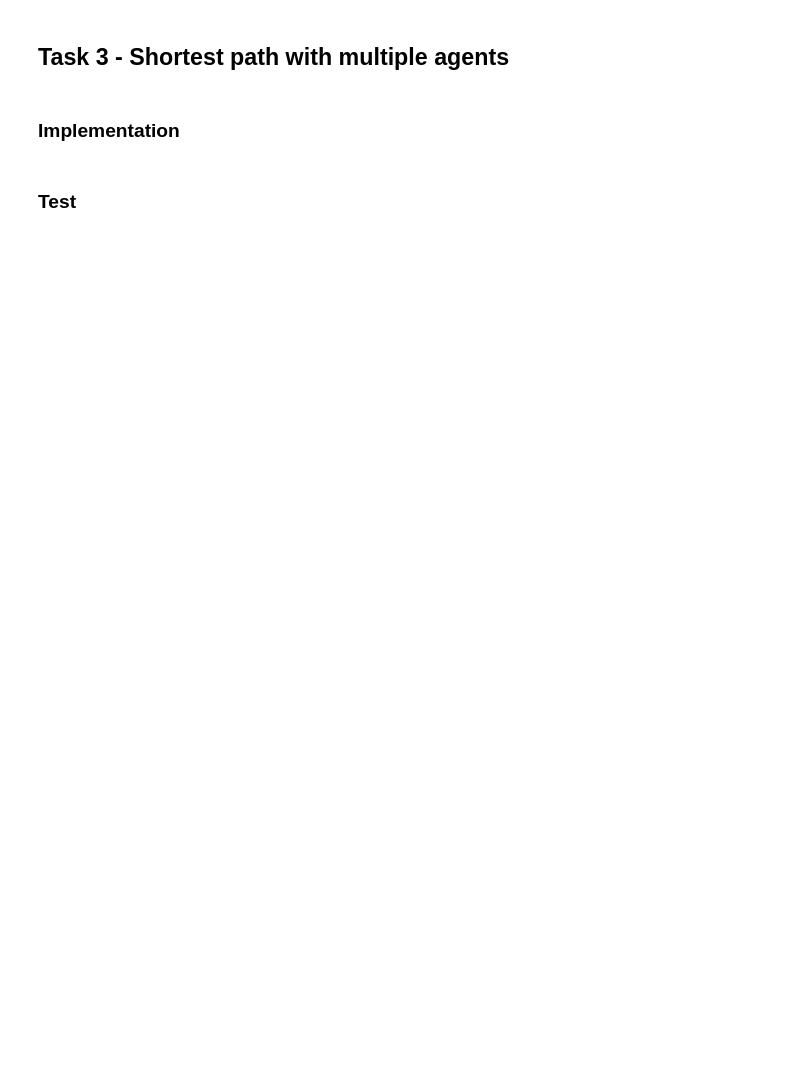
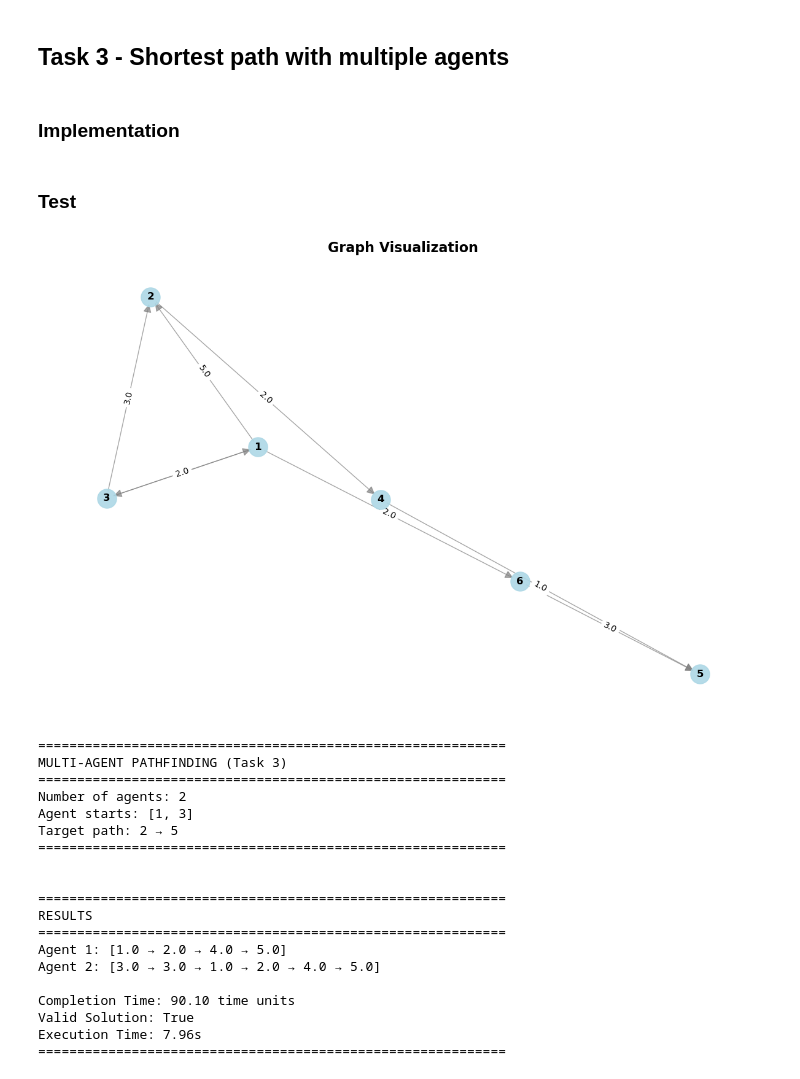
Before and after one commit to TimHrovat/fri-uni, a Jupyter notebook: year_3/IS/seminars/sem1/final.ipynb, the cells around one changed output. Drawn from its saved outputs; the diff is of its cells as text; code cells hidden in the pictures; blank space fills up the shorter version.

```diff
--- a/year_3/IS/seminars/sem1/final.ipynb
+++ b/year_3/IS/seminars/sem1/final.ipynb
@@ -793,2 +1305,41 @@ Optimality: 105.88%
 # %% [markdown]
 ### Test
+# %%
+def task_3_test():
+    graph_manager = GraphManager()
+    graph_manager.read('graphs/task_3_graph.txt')
+    graph_manager.display()
+    ga_solver = Task3GA(
+        graph_manager,
+        target_nodes=[2, 5],
+        agent_starts=[1, 3]
+    )
+
+    result = ga_solver.run(
+        population_size=50,
+        num_generations=100,
+        mutation_probability=0.3
+    )
+
+task_3_test()
+# %% [output]
+[figure, added]
+============================================================
+MULTI-AGENT PATHFINDING (Task 3)
+============================================================
+Number of agents: 2
+Agent starts: [1, 3]
+Target path: 2 → 5
+============================================================
+
+
+============================================================
+RESULTS
+============================================================
+Agent 1: [1.0 → 2.0 → 4.0 → 5.0]
+Agent 2: [3.0 → 3.0 → 1.0 → 2.0 → 4.0 → 5.0]
+
+Completion Time: 90.10 time units
+Valid Solution: True
+Execution Time: 7.96s
+============================================================
```
Also changed, not shown: parts of 5 cells of this notebook, 1 other file.
